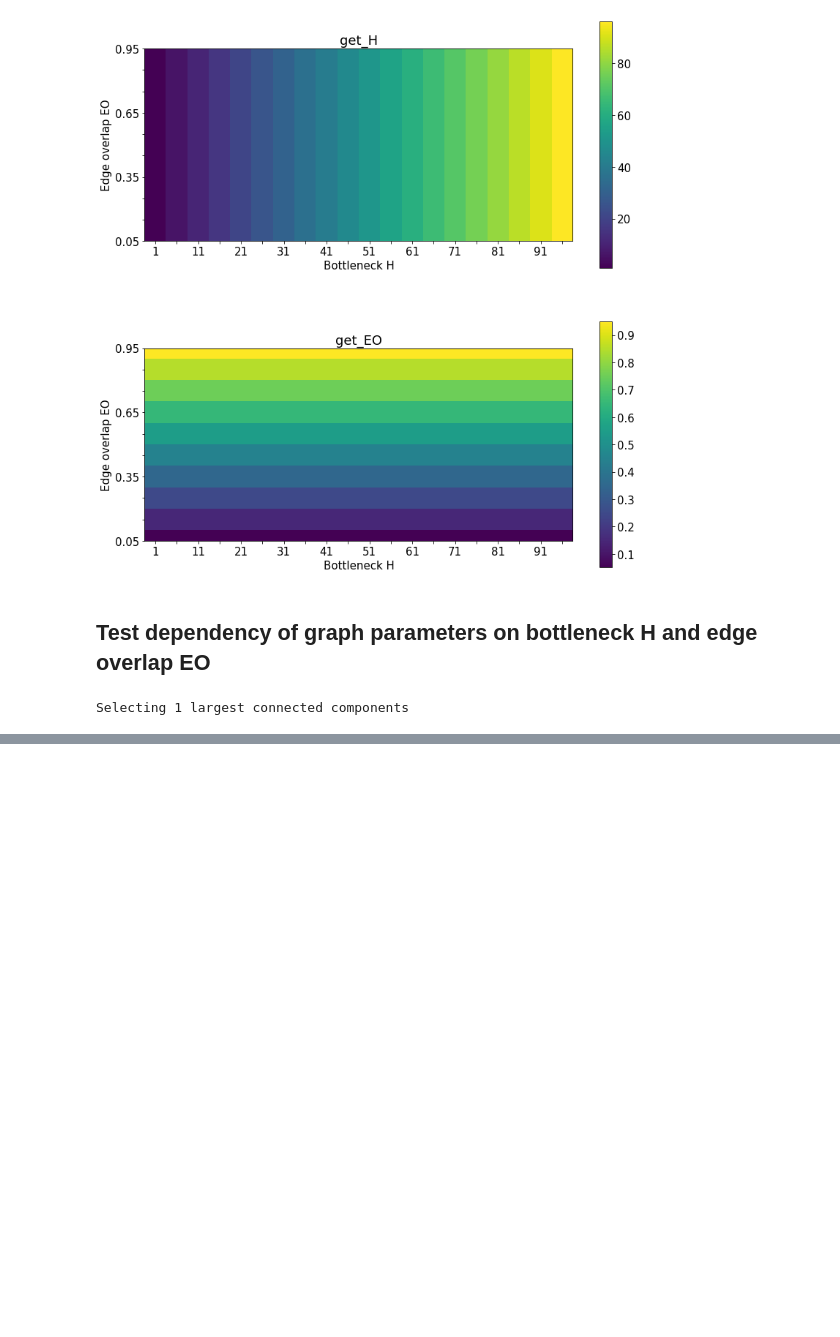
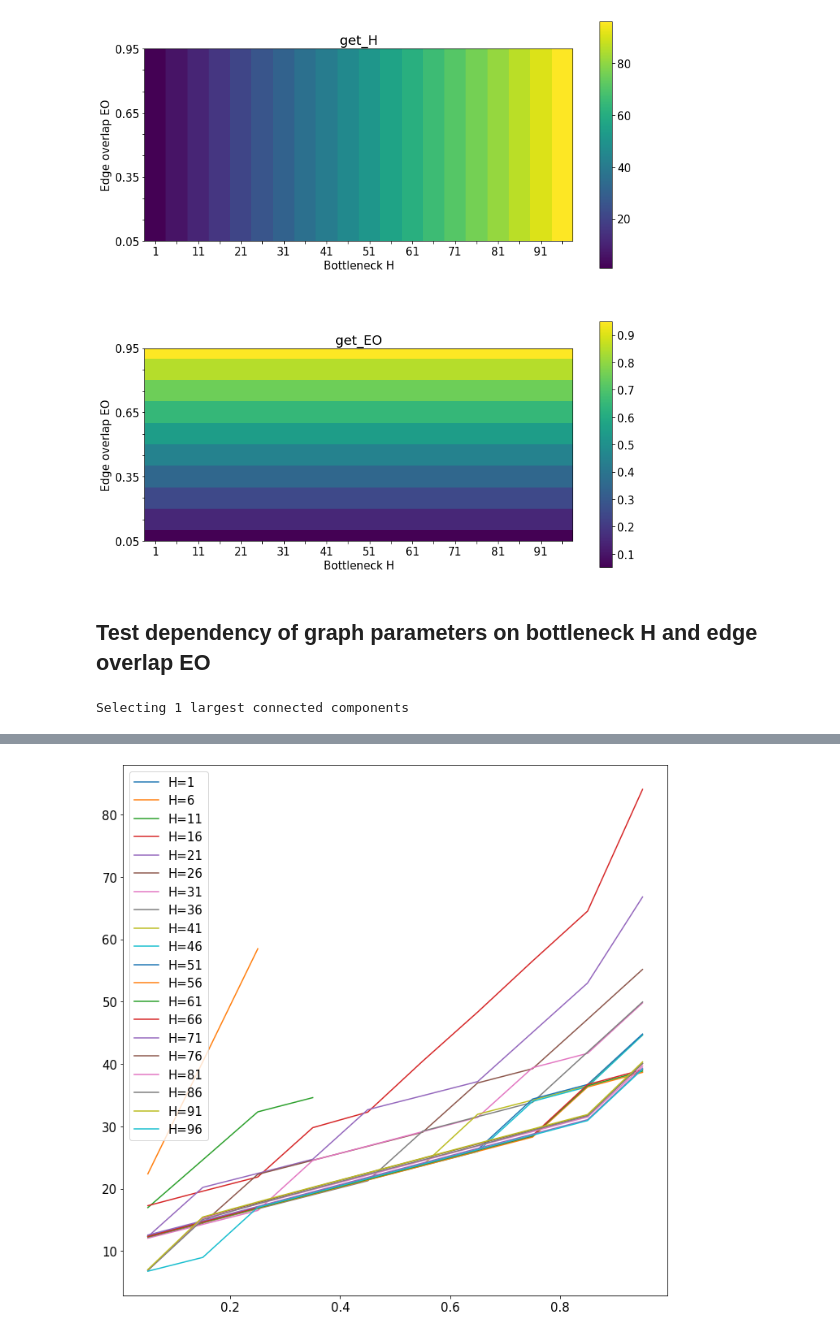
Before and after one commit to hheidrich/Net, a Jupyter notebook: exp/HyperparameterTestingWithoutSampling.ipynb, the cells around one changed output, grey strips where cells are left out. Drawn from its saved outputs; the diff is of its cells as text; code cells hidden in the pictures; blank space fills up the shorter version.

Commit message:
Changed EOvsTime plot. Added option in grid_train to omit computing unnecessary statistics.

```diff
--- a/exp/HyperparameterTestingWithoutSampling.ipynb
+++ b/exp/HyperparameterTestingWithoutSampling.ipynb
@@ -251,0 +248,11 @@ make_H_EO_grid_heatplot(dict_of_dicts_of_statistics=dict_of_dicts_of_statistics,
+# %%
+def plot_EO_vs_time(overlaps, times, method_keys):
+    f, axs = plt.subplots(figsize=(12,12))
+    for i in range(len(method_keys)):
+        sorting = np.argsort(overlaps[i])
+        overlaps_sorted = overlaps[i][sorting]
+        times_sorted = times[i][sorting]
+        axs.plot(overlaps_sorted, times_sorted, label=method_keys[i])
+    plt.legend()
+    plt.show()
+    return
@@ -252,6 +261,11 @@ make_H_EO_grid_heatplot(dict_of_dicts_of_statistics=dict_of_dicts_of_statistics,
 # %%
+overlaps = np.zeros((len(Hs),len(EOs)))
 times = np.zeros((len(Hs),len(EOs)))
+overlaps.fill(None)
 times.fill(None)
 
-for key, value in dict_of_dicts_of_statistics.items():
-    times[key[0], key[1]] = value['time']
+for key, dict_of_statistics in dict_of_dicts_of_statistics.items():
+    times[key[0], key[1]] = dict_of_statistics['time']
+    overlaps[key[0], key[1]] = dict_of_statistics['overlap']
+
+method_keys = [f'H={H}' for H in Hs]
@@ -269,0 +276,4 @@ plt.show()
+# %%
+plot_EO_vs_time(np.tile(EOs, (len(Hs), 1)), times, method_keys)
+# %% [output]
+[figure, added]
```
Also changed, not shown: parts of 10 cells of this notebook.
